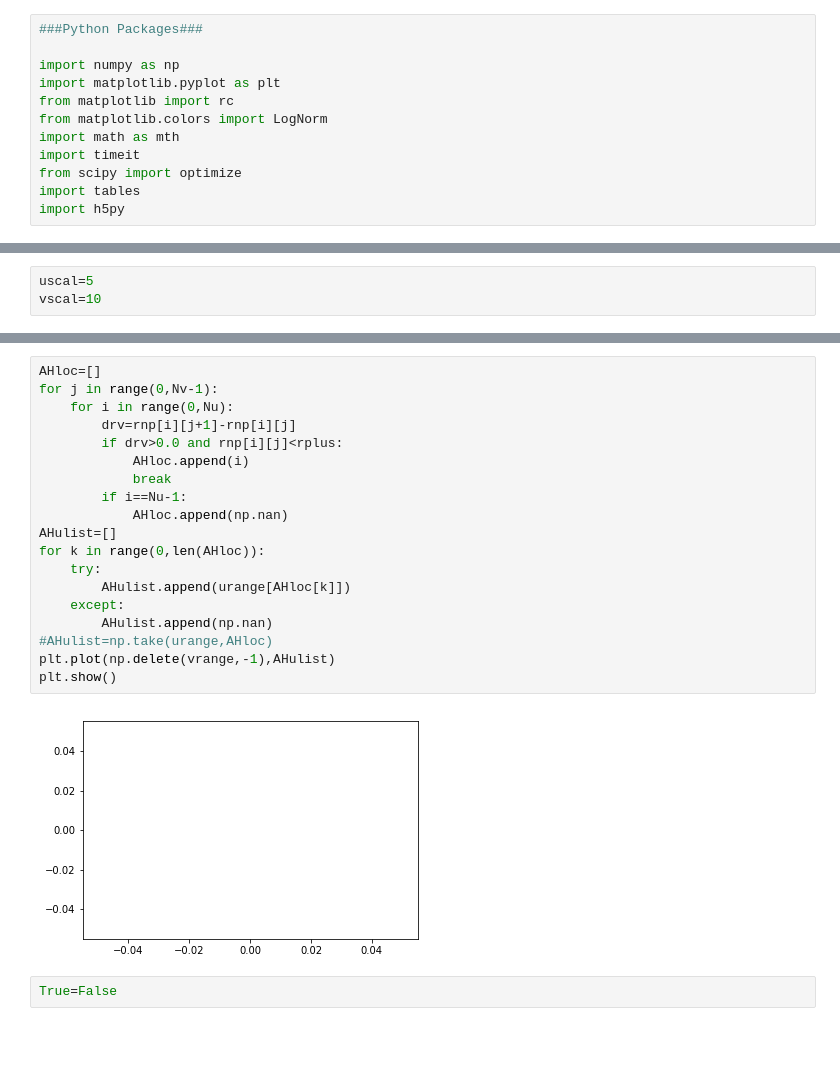
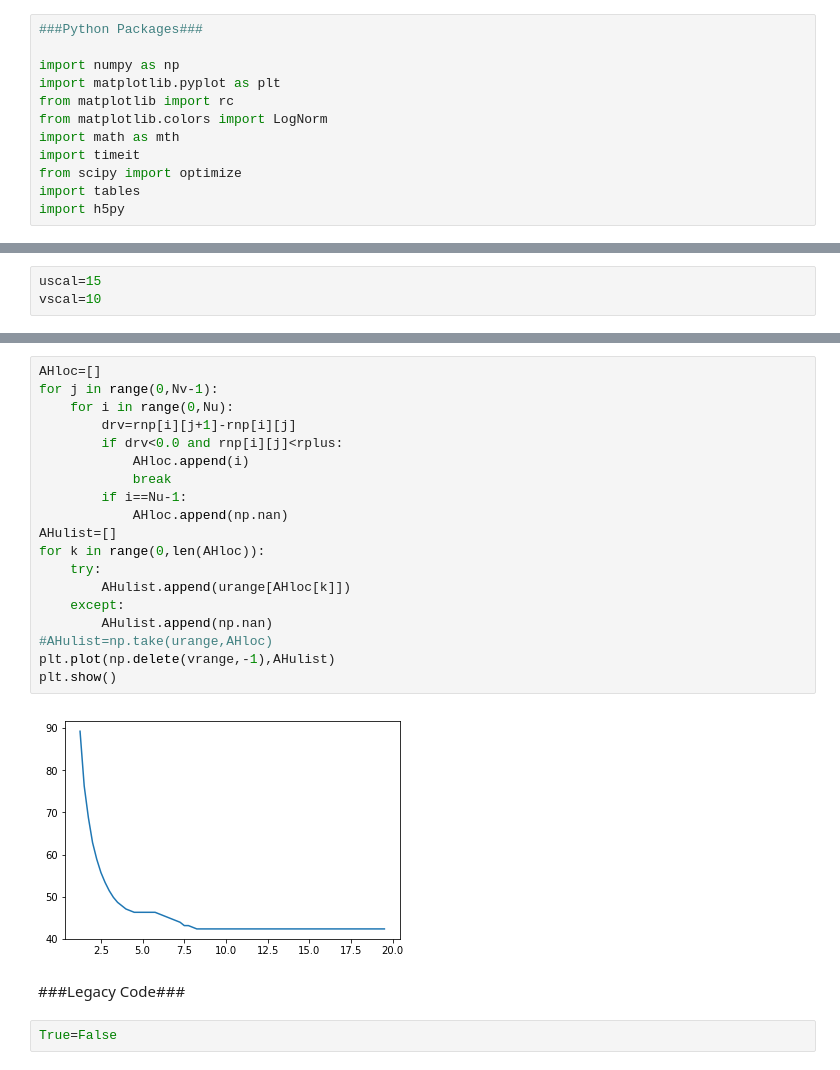
Before and after one commit to bpiotrzkowski/Double-Null-Code, a Jupyter notebook: Radius Plotter for hd5 arrays.ipynb, the cells around one changed output, grey strips where cells are left out. Cells and saved outputs as stored; diff of their text form; blank space fills up the shorter version.

```diff
--- a/Radius Plotter for hd5 arrays.ipynb
+++ b/Radius Plotter for hd5 arrays.ipynb
@@ -13,4 +15,4 @@ import h5py
 # %%
-uscal=5
+uscal=15
 vscal=10
 # %% [markdown]
@@ -168,24 +157,26 @@ plt.show()
 # %%
 AHloc=[]
 for j in range(0,Nv-1):
     for i in range(0,Nu):
         drv=rnp[i][j+1]-rnp[i][j]
-        if drv>0.0 and rnp[i][j]<rplus:
+        if drv<0.0 and rnp[i][j]<rplus:
             AHloc.append(i)
             break
         if i==Nu-1:
             AHloc.append(np.nan)
 AHulist=[]
 for k in range(0,len(AHloc)):
     try:
         AHulist.append(urange[AHloc[k]])
     except:
         AHulist.append(np.nan)
 #AHulist=np.take(urange,AHloc)
 plt.plot(np.delete(vrange,-1),AHulist)
 plt.show()
 # %% [output]
-[figure, old version]
+[figure, new version]
+# %% [markdown]
+###Legacy Code###
 # %%
 True=False
 # %% [output]
```
Also changed, not shown: parts of 8 cells of this notebook, 1 other file.
